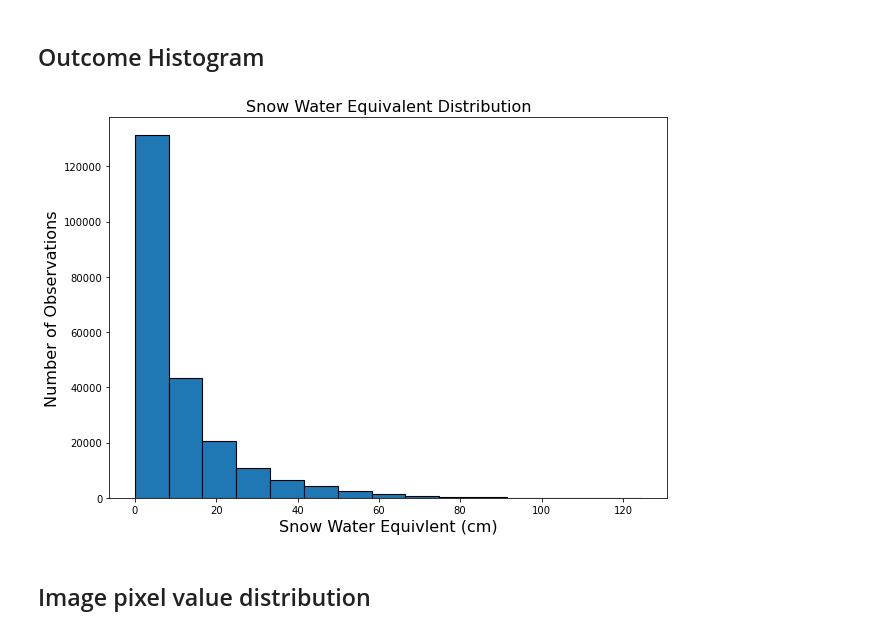
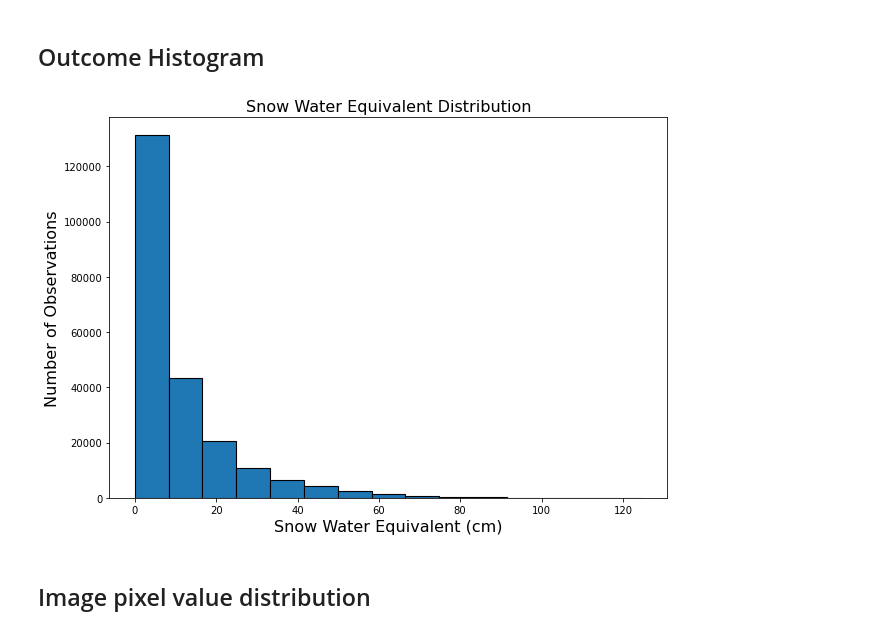
Before and after one commit to M-Harrington/SnowComp, a Jupyter notebook: chapter3/SummaryGraphs.ipynb, the cells around one changed output. Drawn from its saved outputs; the diff is of its cells as text; code cells hidden in the pictures.

```diff
--- a/chapter3/SummaryGraphs.ipynb
+++ b/chapter3/SummaryGraphs.ipynb
@@ -43,14 +43,14 @@ x_test = np.load(data_path + "test_datast.npy")
 # %%
 fig, ax = plt.subplots(figsize = (10,7))
 ax.hist(y_train.snowpack.values,
         bins = 15, edgecolor='black', linewidth=1.1)
 ax.ticklabel_format(style='plain')
 ax.set_ylabel("Number of Observations", fontsize= 16)
-ax.set_xlabel("Snow Water Equivlent (cm)", fontsize= 16)
+ax.set_xlabel("Snow Water Equivalent (cm)", fontsize= 16)
 ax.set_title("Snow Water Equivalent Distribution", fontsize= 16)
 plt.show()
 # %% [output]
-[figure, old version]
+[figure, new version]
 # %% [markdown]
 ## Image pixel value distribution
 # %%
```
Also changed, not shown: parts of 8 cells of this notebook.
